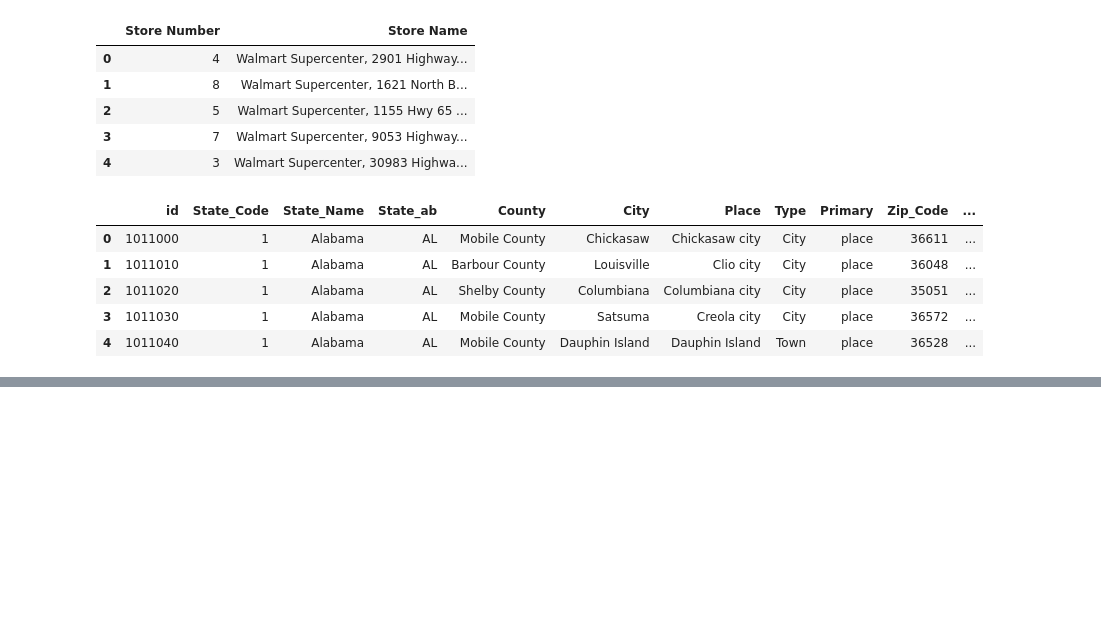
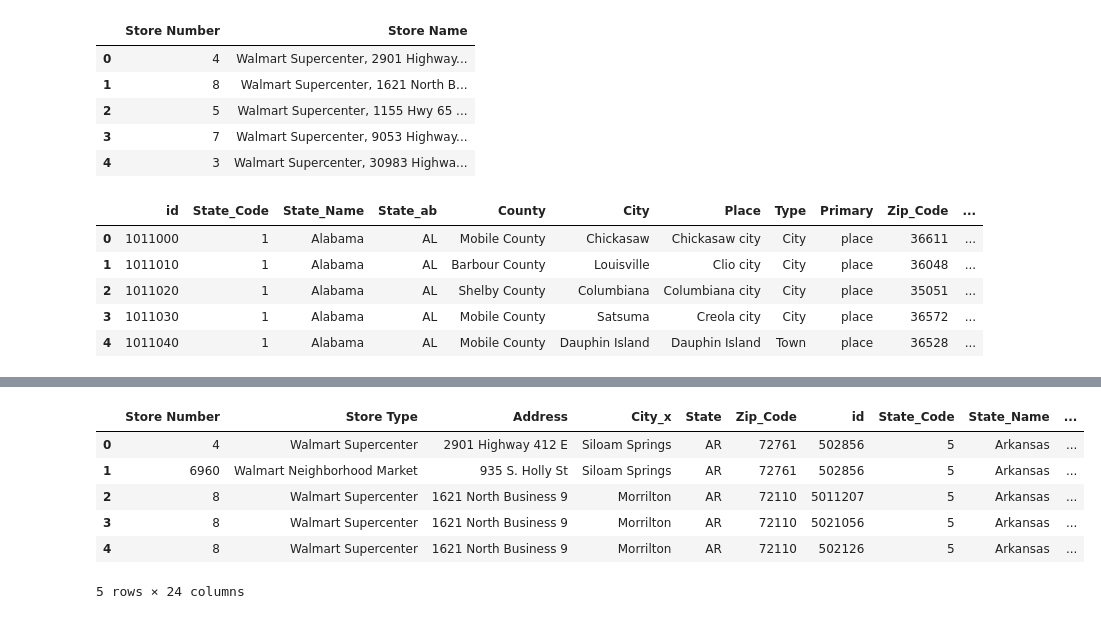
Before and after one commit to deedeeshaw/Project-DERK, a Jupyter notebook: WalmartAnalysis.ipynb, the cells around one changed output, grey strips where cells are left out. Cells and saved outputs as stored; diff of their text form; code cells hidden in the pictures; blank space fills up the shorter version.

```diff
--- a/WalmartAnalysis.ipynb
+++ b/WalmartAnalysis.ipynb
@@ -71,0 +85,14 @@ new_walmart1_df = new_walmart1_df["Rest"].str.split("  ", n = 0, expand = True)
+# %%
+#Merge by zip code
+walinc_table_pd = pd.merge(walmart_pd, income_pd, on="Zip_Code", how="inner")
+
+#print first few observations of new dataframe
+walinc_table_pd.head()
+# %% [output]
+|  | Store Number | Store Type | Address | City_x | State | Zip_Code | id | State_Code | State_Name | ... |
+| 0 | 4 | Walmart Supercenter | 2901 Highway 412 E | Siloam Springs | AR | 72761 | 502856 | 5 | Arkansas | ... |
+| 1 | 6960 | Walmart Neighborhood Market | 935 S. Holly St | Siloam Springs | AR | 72761 | 502856 | 5 | Arkansas | ... |
+| 2 | 8 | Walmart Supercenter | 1621 North Business 9 | Morrilton | AR | 72110 | 5011207 | 5 | Arkansas | ... |
+| 3 | 8 | Walmart Supercenter | 1621 North Business 9 | Morrilton | AR | 72110 | 5021056 | 5 | Arkansas | ... |
+| 4 | 8 | Walmart Supercenter | 1621 North Business 9 | Morrilton | AR | 72110 | 502126 | 5 | Arkansas | ... |
+5 rows × 24 columns
```
Also changed, not shown: parts of 23 cells of this notebook, 4 other files.
